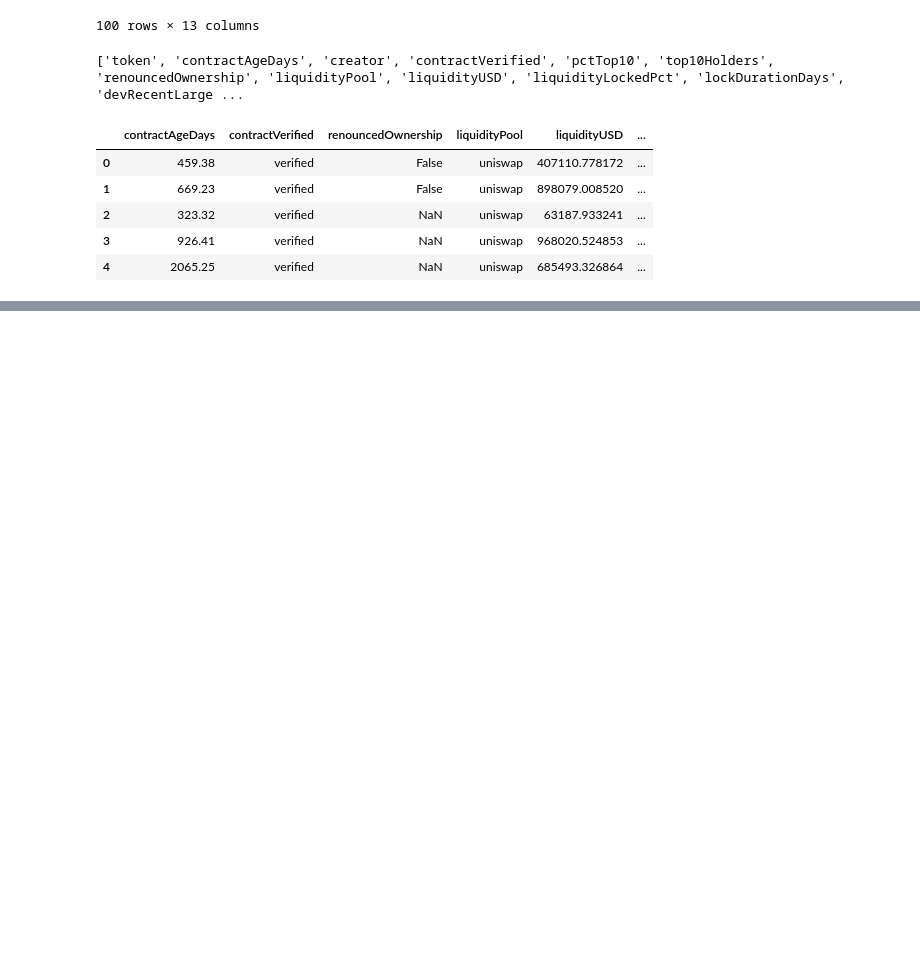
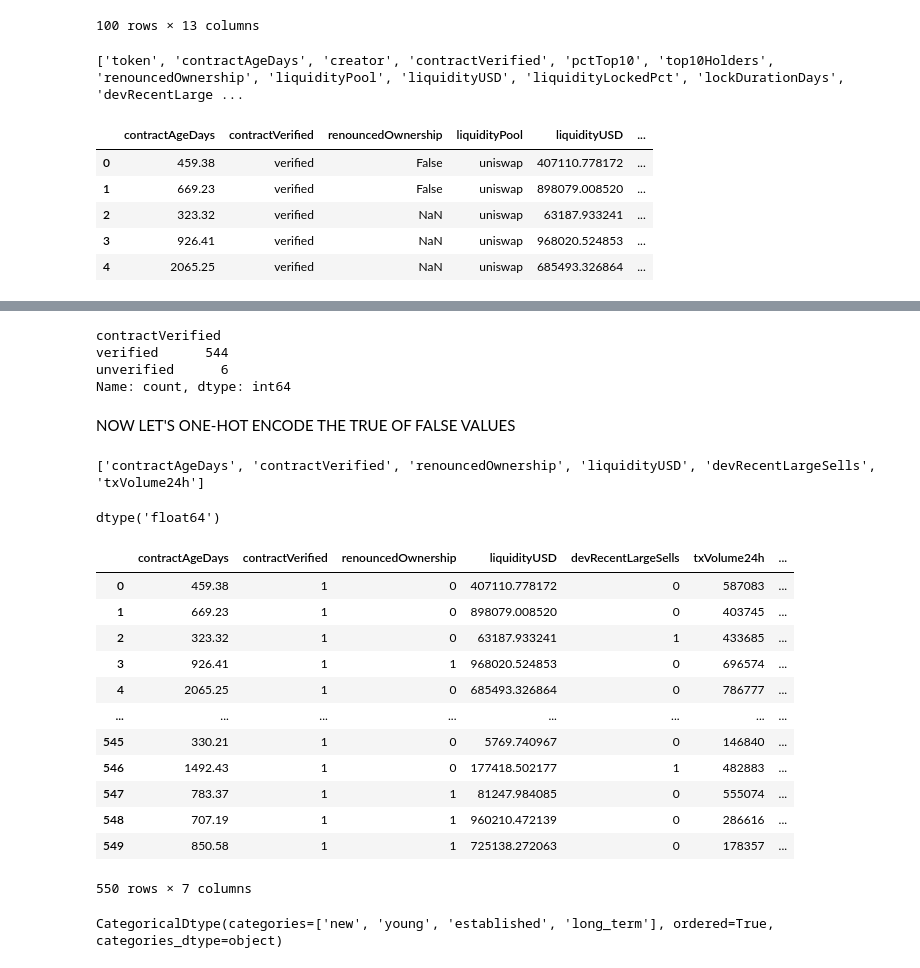
Before and after one commit to LaiTechTinker/Datascinceproject, a Jupyter notebook: Block_intel_onchain.ipynb, the cells around one changed output, grey strips where cells are left out. Cells and saved outputs as stored; diff of their text form; code cells hidden in the pictures; blank space fills up the shorter version.

Commit message:
final cleaned data

```diff
--- a/Block_intel_onchain.ipynb
+++ b/Block_intel_onchain.ipynb
@@ -63,0 +72,62 @@ Name: count, dtype: int64
+# %%
+import numpy as np
+# print(new_df["renouncedOwnership"].isnull().sum())# number of null value in this
+value_counts=new_df["renouncedOwnership"].value_counts(normalize=True)
+# new_df["renouncedOwnership"].fillna( np.random.choice(value_counts.index, size=new_df["renouncedOwnership"].isna().sum(), p=value_counts.values))
+mask = new_df["renouncedOwnership"].isna()  # locate NaN rows
+new_df.loc[mask, "renouncedOwnership"] = np.random.choice(
+    value_counts.index,
+    size=mask.sum(),
+    p=value_counts.values
+)
+# %%
+print(new_df["contractVerified"].value_counts())
+# %% [output]
+contractVerified
+verified      544
+unverified      6
+Name: count, dtype: int64
+# %% [markdown]
+NOW LET'S ONE-HOT ENCODE THE TRUE OF FALSE VALUES
+# %%
+# Convert booleans to 0/1
+new_df[["devRecentLargeSells","renouncedOwnership"]] = (
+    new_df[["devRecentLargeSells","renouncedOwnership"]].astype(int)
+)
+
+df_encode = new_df.copy()  # Already clean and numeric
+df_encode["contractVerified"]=df_encode["contractVerified"].map({"verified":1,"unverified":0})
+print(df_encode.columns.tolist())
+# %% [output]
+['contractAgeDays', 'contractVerified', 'renouncedOwnership', 'liquidityUSD', 'devRecentLargeSells', 'txVolume24h']
+# %%
+df_encode["contractAgeDays"].dtype
+# %% [output]
+dtype('float64')
+# %%
+
+# Define bins and labels
+bins = [0, 30, 180, 365, float("inf")]
+labels = ["new", "young", "established", "long_term"]
+# Create categorical column
+df_encode["AgeGroups"] = pd.cut(df_encode["contractAgeDays"], bins=bins, labels=labels)
+# %%
+df_encode
+# %% [output]
+|  | contractAgeDays | contractVerified | renouncedOwnership | liquidityUSD | devRecentLargeSells | txVolume24h | ... |
+| 0 | 459.38 | 1 | 0 | 407110.778172 | 0 | 587083 | ... |
+| 1 | 669.23 | 1 | 0 | 898079.008520 | 0 | 403745 | ... |
+| 2 | 323.32 | 1 | 0 | 63187.933241 | 1 | 433685 | ... |
+| 3 | 926.41 | 1 | 1 | 968020.524853 | 0 | 696574 | ... |
+| 4 | 2065.25 | 1 | 0 | 685493.326864 | 0 | 786777 | ... |
+| ... | ... | ... | ... | ... | ... | ... | ... |
+| 545 | 330.21 | 1 | 0 | 5769.740967 | 0 | 146840 | ... |
+| 546 | 1492.43 | 1 | 0 | 177418.502177 | 1 | 482883 | ... |
+| 547 | 783.37 | 1 | 1 | 81247.984085 | 0 | 555074 | ... |
+| 548 | 707.19 | 1 | 1 | 960210.472139 | 0 | 286616 | ... |
+| 549 | 850.58 | 1 | 1 | 725138.272063 | 0 | 178357 | ... |
+550 rows × 7 columns
+# %%
+df_encode["AgeGroups"].dtype
+# %% [output]
+CategoricalDtype(categories=['new', 'young', 'established', 'long_term'], ordered=True, categories_dtype=object)
```
Also changed, not shown: parts of 6 cells of this notebook.
